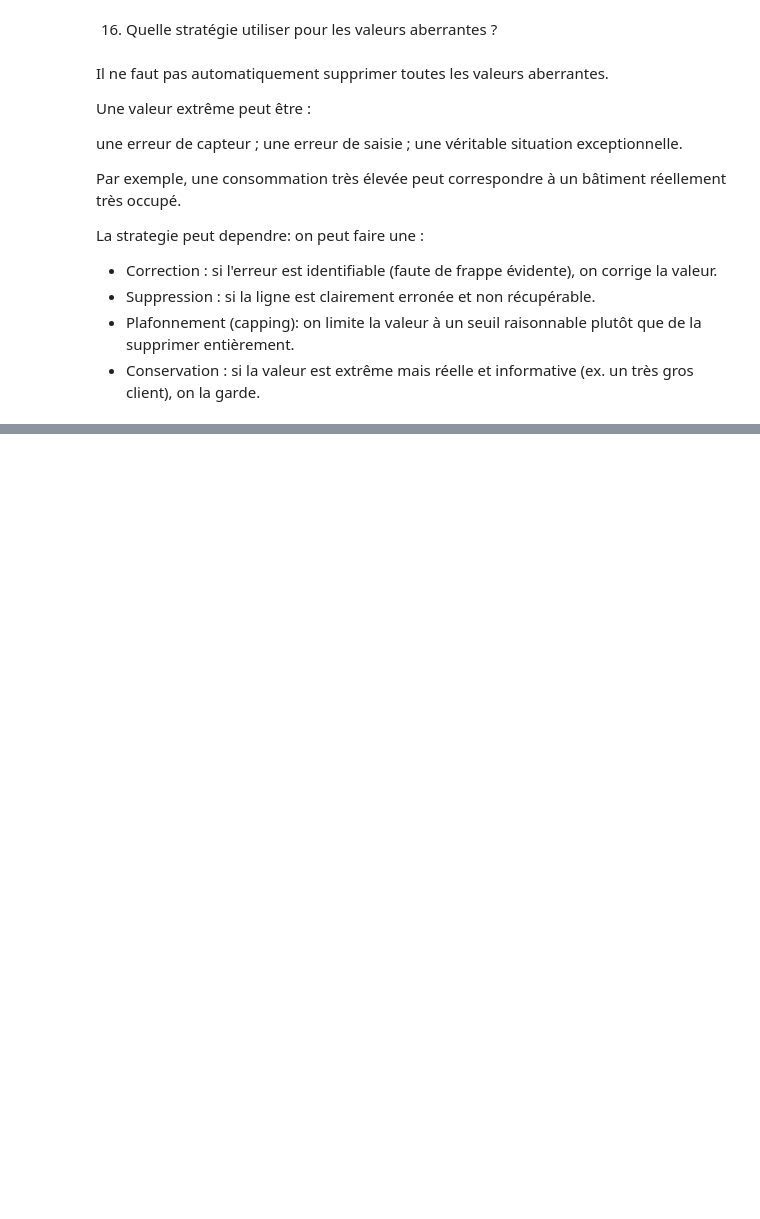
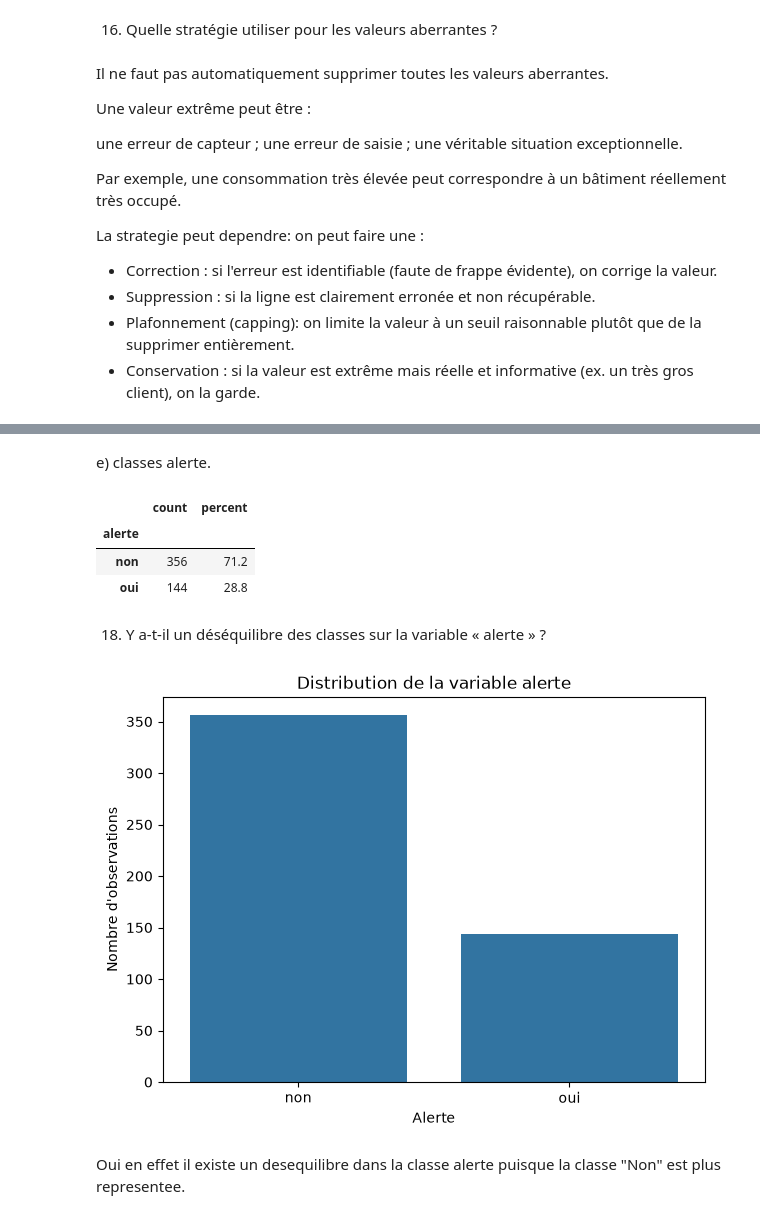
Before and after one commit to khadidiatoungom4-ai/Atelier_Pr-paration_de_donn-es_tabulaires-, a Jupyter notebook: notebooks/atelier_prepa_donnees_tab.ipynb, the cells around one changed output, grey strips where cells are left out. Drawn from its saved outputs; the diff is of its cells as text; code cells hidden in the pictures; blank space fills up the shorter version.

Commit message:
Partie 1 – Explorer les données: Frequence et desequilibre

```diff
--- a/notebooks/atelier_prepa_donnees_tab.ipynb
+++ b/notebooks/atelier_prepa_donnees_tab.ipynb
@@ -493,0 +569,32 @@ La strategie peut dependre: on peut faire une :
+# %% [markdown]
+e) classes alerte.
+# %%
+freq= pd.DataFrame({
+    "count": df["alerte"].value_counts(),
+    "percent": (df["alerte"].value_counts(normalize=True) * 100).round(2)
+})
+freq
+# %% [output]
+|  | count | percent |
+| alerte |  |  |
+| non | 356 | 71.2 |
+| oui | 144 | 28.8 |
+# %% [markdown]
+18) Y a-t-il un déséquilibre des classes sur la variable « alerte » ?
+# %%
+plt.figure(figsize=(7, 5))
+
+sns.countplot(
+    data=df,
+    x="alerte"
+)
+
+plt.title("Distribution de la variable alerte")
+plt.xlabel("Alerte")
+plt.ylabel("Nombre d'observations")
+
+plt.show()
+# %% [output]
+[figure, added]
+# %% [markdown]
+Oui en effet il existe un desequilibre dans la classe alerte puisque la classe "Non" est plus representee.
```
Also changed, not shown: parts of 9 cells of this notebook.
